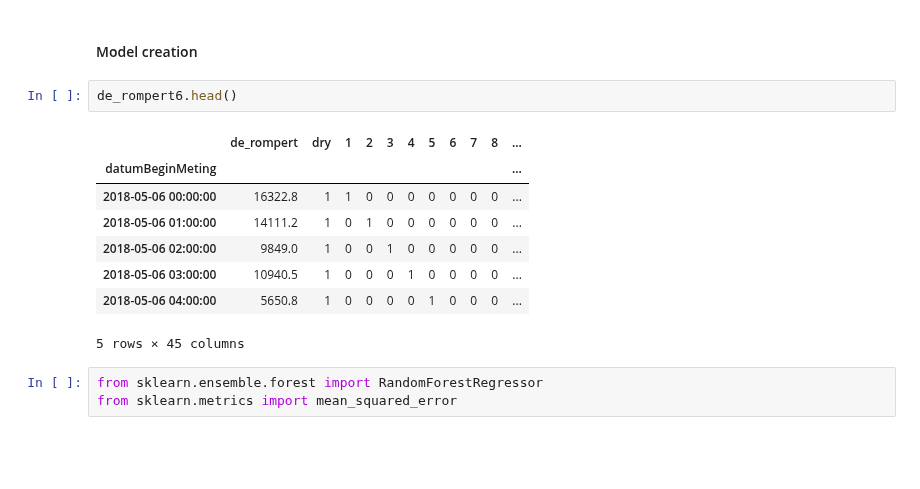
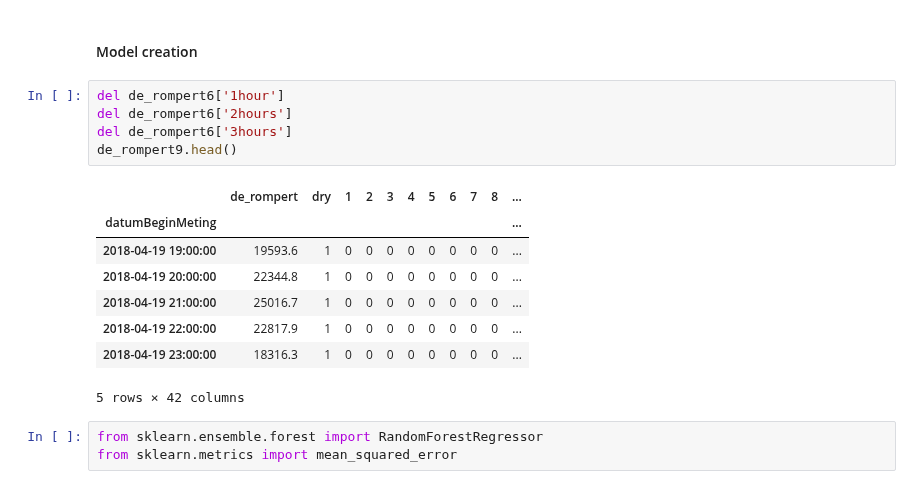
Before and after one commit to Trezorro/waterschap-datachallenge, a Jupyter notebook: Flow analysis 8-10.ipynb, the cells around one changed output. Cells and saved outputs as stored; diff of their text form; blank space fills up the shorter version.

```diff
--- a/Flow analysis 8-10.ipynb
+++ b/Flow analysis 8-10.ipynb
@@ -225,16 +266,19 @@ oudengelseweg6 = create_dummies(oud_engelseweg5, 'oud_engelseweg').dropna()
 # %% [markdown]
 #### Model creation
-# %%
-de_rompert6.head()
-# %% [output]
-|  | de_rompert | dry | 1 | 2 | 3 | 4 | 5 | 6 | 7 | 8 | ... |
-| datumBeginMeting |  |  |  |  |  |  |  |  |  |  | ... |
-| 2018-05-06 00:00:00 | 16322.8 | 1 | 1 | 0 | 0 | 0 | 0 | 0 | 0 | 0 | ... |
-| 2018-05-06 01:00:00 | 14111.2 | 1 | 0 | 1 | 0 | 0 | 0 | 0 | 0 | 0 | ... |
-| 2018-05-06 02:00:00 | 9849.0 | 1 | 0 | 0 | 1 | 0 | 0 | 0 | 0 | 0 | ... |
-| 2018-05-06 03:00:00 | 10940.5 | 1 | 0 | 0 | 0 | 1 | 0 | 0 | 0 | 0 | ... |
-| 2018-05-06 04:00:00 | 5650.8 | 1 | 0 | 0 | 0 | 0 | 1 | 0 | 0 | 0 | ... |
-5 rows × 45 columns
+# %%
+del de_rompert6['1hour']
+del de_rompert6['2hours']
+del de_rompert6['3hours']
+de_rompert9.head()
+# %% [output]
+|  | de_rompert | dry | 1 | 2 | 3 | 4 | 5 | 6 | 7 | 8 | ... |
+| datumBeginMeting |  |  |  |  |  |  |  |  |  |  | ... |
+| 2018-04-19 19:00:00 | 19593.6 | 1 | 0 | 0 | 0 | 0 | 0 | 0 | 0 | 0 | ... |
+| 2018-04-19 20:00:00 | 22344.8 | 1 | 0 | 0 | 0 | 0 | 0 | 0 | 0 | 0 | ... |
+| 2018-04-19 21:00:00 | 25016.7 | 1 | 0 | 0 | 0 | 0 | 0 | 0 | 0 | 0 | ... |
+| 2018-04-19 22:00:00 | 22817.9 | 1 | 0 | 0 | 0 | 0 | 0 | 0 | 0 | 0 | ... |
+| 2018-04-19 23:00:00 | 18316.3 | 1 | 0 | 0 | 0 | 0 | 0 | 0 | 0 | 0 | ... |
+5 rows × 42 columns
 # %%
 from sklearn.ensemble.forest import RandomForestRegressor
 from sklearn.metrics import mean_squared_error
```
Also changed, not shown: parts of 14 cells of this notebook, 1 other file.
